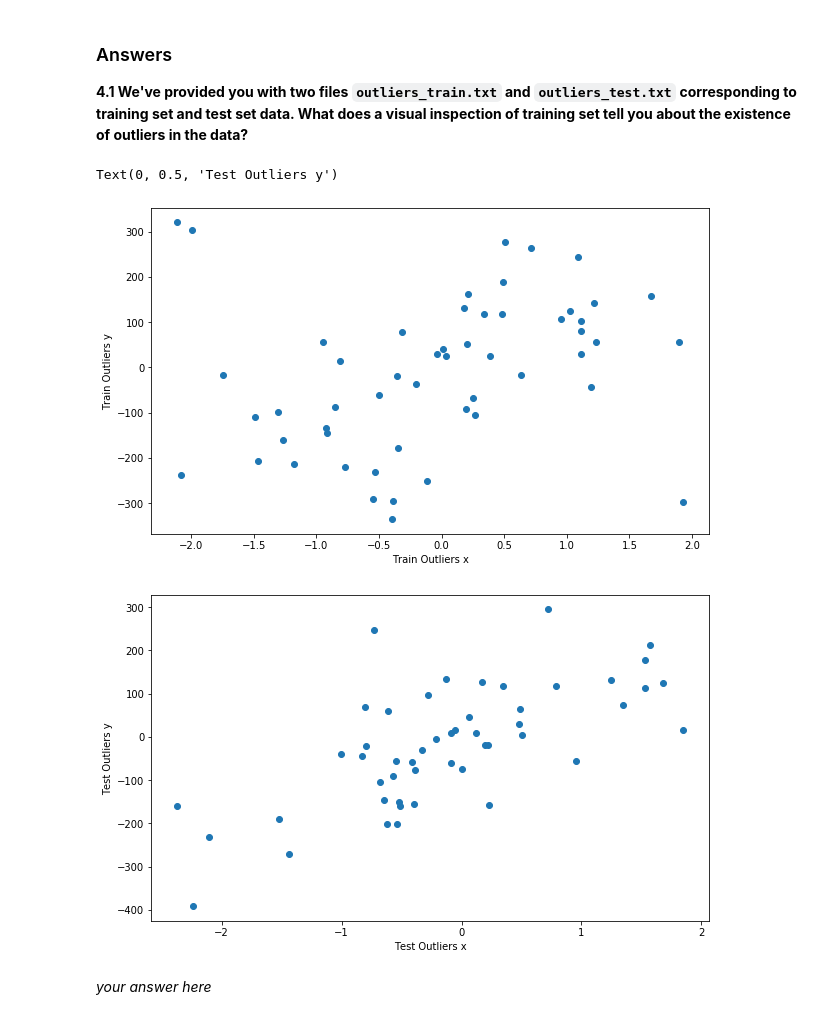
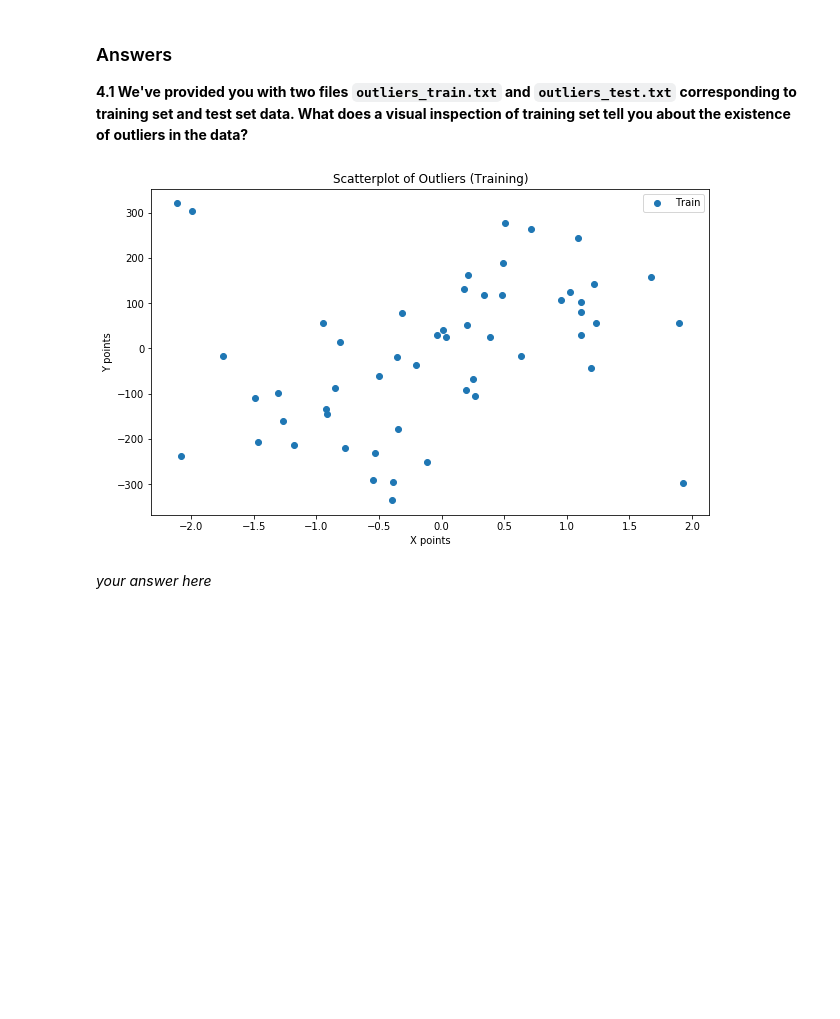
Before and after one commit to katevovor/2019-CS109A, a Jupyter notebook: hw/hw2/cs109a_hw2_109_submit.ipynb, the cells around one changed output. Drawn from its saved outputs; the diff is of its cells as text; code cells hidden in the pictures; blank space fills up the shorter version.

```diff
--- a/hw/hw2/cs109a_hw2_109_submit.ipynb
+++ b/hw/hw2/cs109a_hw2_109_submit.ipynb
@@ -404,21 +449,18 @@ You may recall from lectures that OLS Linear Regression can be susceptible to ou
 # %%
 # read the data
 train_outliers_df = pd.read_csv('data/outliers_train.csv')
 test_outliers_df = pd.read_csv('data/outliers_test.csv')
 
-fig_train, ax_train = plt.subplots(1,1, figsize=(10,6))
-ax_train.scatter(train_outliers_df['X'], train_outliers_df['Y'])
-ax_train.set_xlabel(r'Train Outliers x')
-ax_train.set_ylabel(r'Train Outliers y')
+fig_out, ax_out = plt.subplots(1,1, figsize=(10,6))
+ax_out.scatter(train_outliers_df['X'], train_outliers_df['Y'], label = 'Train')
 
-fig_test, ax_test = plt.subplots(1,1, figsize=(10,6))
-ax_test.scatter(test_outliers_df['X'], test_outliers_df['Y'])
-ax_test.set_xlabel(r'Test Outliers x')
-ax_test.set_ylabel(r'Test Outliers y')
+ax_out.set_xlabel(r'X points')
+ax_out.set_ylabel(r'Y points')
+
+ax_out.set_title('Scatterplot of Outliers (Training)')
+ax_out.legend();
 # %% [output]
-Text(0, 0.5, 'Test Outliers y')
-[figure, old version]
+[figure, new version]
-[figure, removed]
 # %% [markdown]
 *your answer here*
 # %% [markdown]
```
Also changed, not shown: parts of 31 cells of this notebook, 13 other files.
